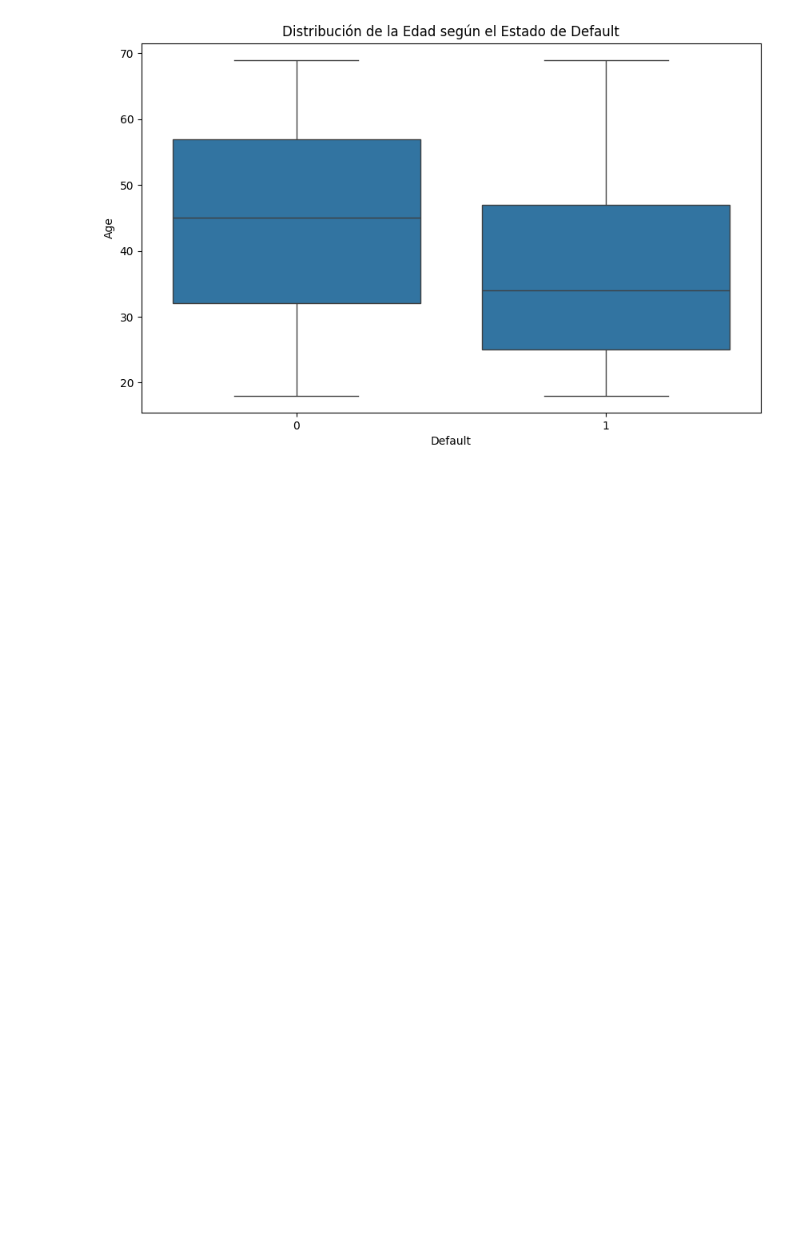
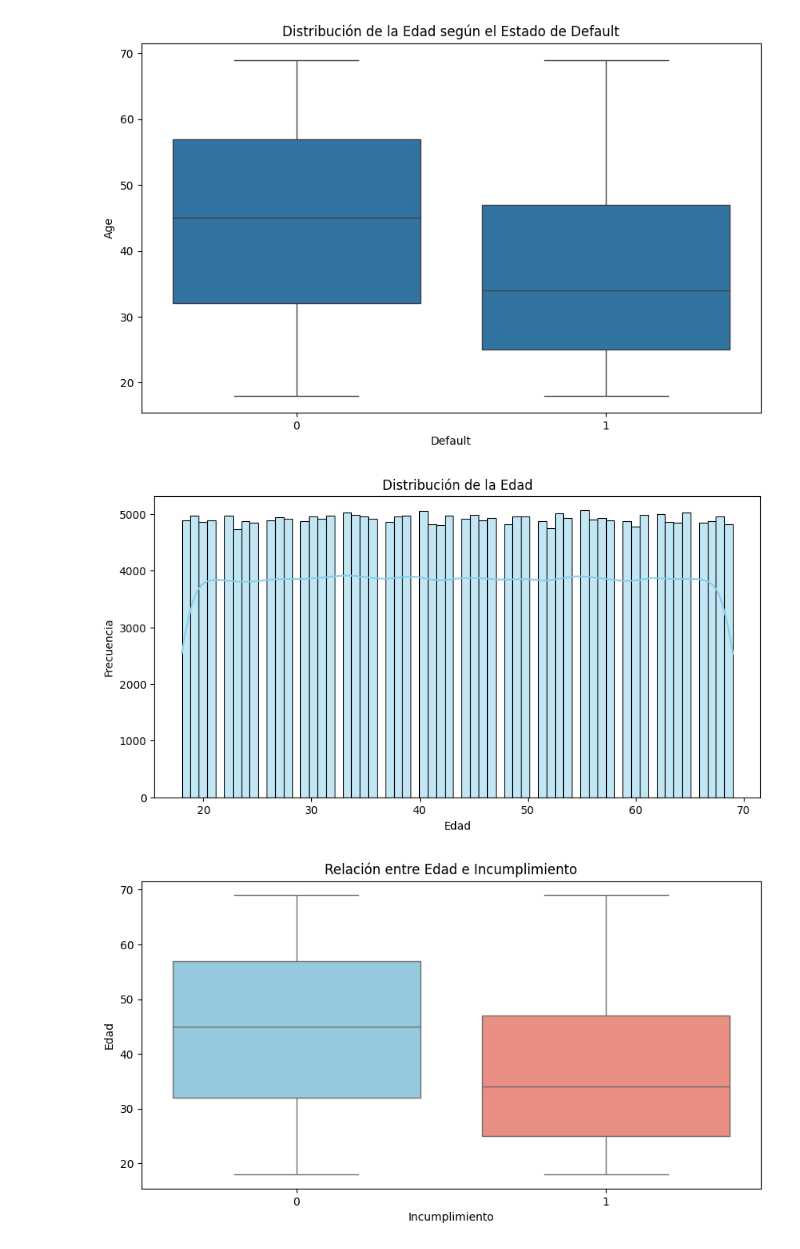
Before and after one commit to juancarignano/tp1_ML, a Jupyter notebook: tp1_ML.ipynb, the cells around one changed output. Saved outputs shown, nothing was run; the diff lists cells and outputs as text; code cells hidden in the pictures; blank space fills up the shorter version.

```diff
--- a/tp1_ML.ipynb
+++ b/tp1_ML.ipynb
@@ -118,3 +126,22 @@ plt.title('Distribución de la Edad según el Estado de Default')
 plt.show()
 # %% [output]
 [figure]
+# %%
+# Histograma de la variable 'Age'
+plt.figure(figsize=(10, 5))
+sns.histplot(df['Age'], kde=True, color='skyblue')
+plt.title('Distribución de la Edad')
+plt.xlabel('Edad')
+plt.ylabel('Frecuencia')
+plt.show()
+
+# Boxplot de 'Age' vs 'Default'
+plt.figure(figsize=(10, 5))
+sns.boxplot(x='Default', y='Age', hue='Default', data=df, palette=['skyblue', 'salmon'], legend=False)
+plt.title('Relación entre Edad e Incumplimiento')
+plt.xlabel('Incumplimiento')
+plt.ylabel('Edad')
+plt.show()
+# %% [output]
+[figure, added]
+[figure, added]
```
Also changed, not shown: parts of 17 cells of this notebook.
